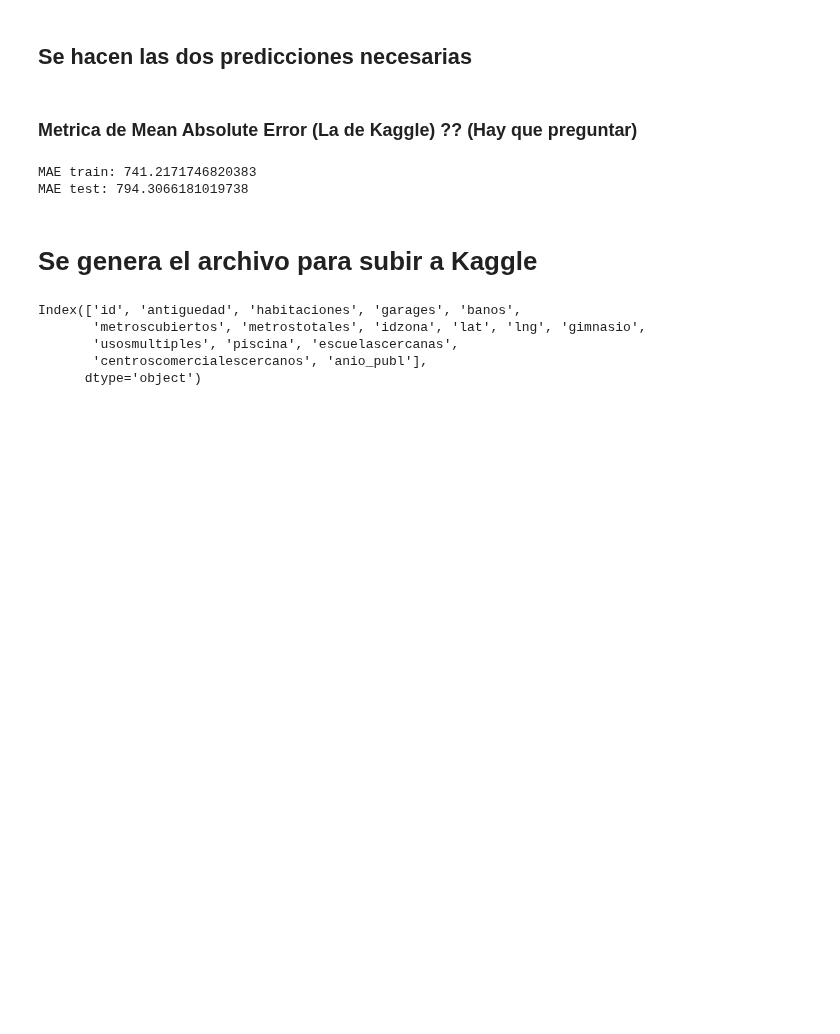
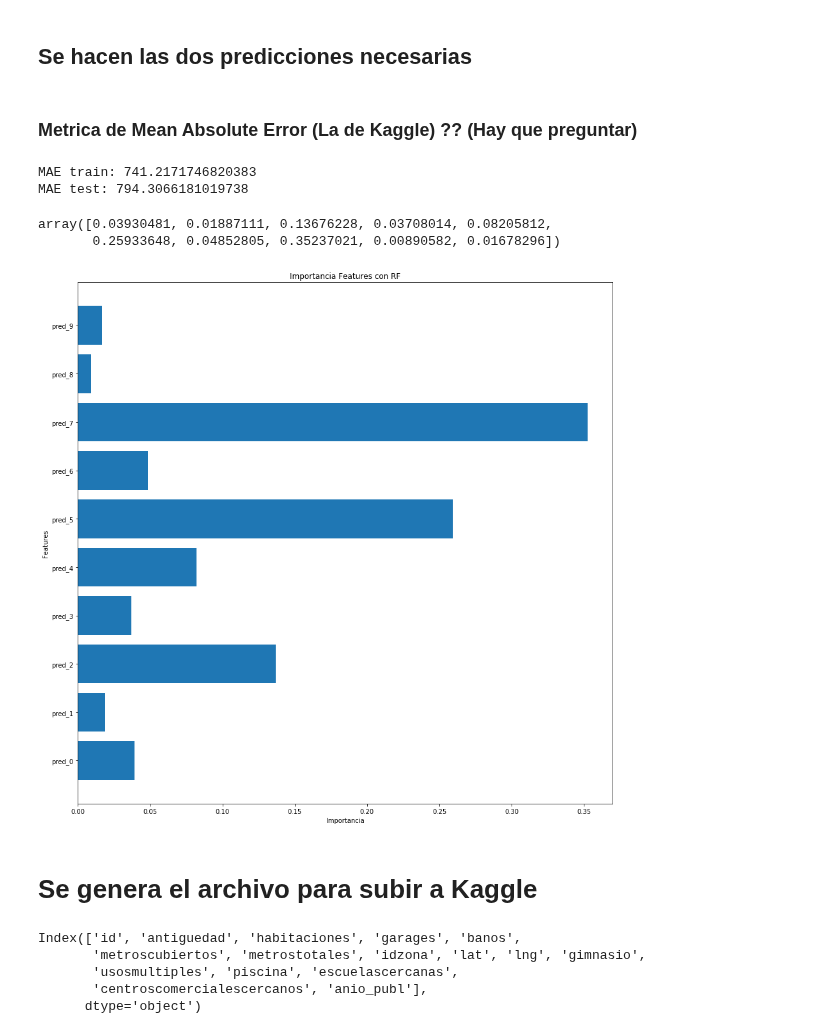
Before and after one commit to Alaneta/Datacones, a Jupyter notebook: tp2/2_Ensamble_XGB_con_RF.ipynb, the cells around one changed output. Cells and saved outputs as stored; diff of their text form; code cells hidden in the pictures; blank space fills up the shorter version.

Commit message:
Agregado feature de importancia de features

```diff
--- a/tp2/2_Ensamble_XGB_con_RF.ipynb
+++ b/tp2/2_Ensamble_XGB_con_RF.ipynb
@@ -210,6 +210,20 @@ print("MAE test: "+str(mae_test))
 # %% [output]
 MAE train: 741.2171746820383
 MAE test: 794.3066181019738
+# %%
+model_RF.feature_importances_
+# %% [output]
+array([0.03930481, 0.01887111, 0.13676228, 0.03708014, 0.08205812,
+       0.25933648, 0.04852805, 0.35237021, 0.00890582, 0.01678296])
+# %%
+plt.figure(figsize = (15,15))
+plt.barh(RF_train.columns, model_RF.feature_importances_)
+plt.xlabel('Importancia')
+plt.ylabel('Features')
+plt.title('Importancia Features con RF')
+plt.show()
+# %% [output]
+[figure, added]
 # %% [markdown]
 # Se genera el archivo para subir a Kaggle
 # %%
```
